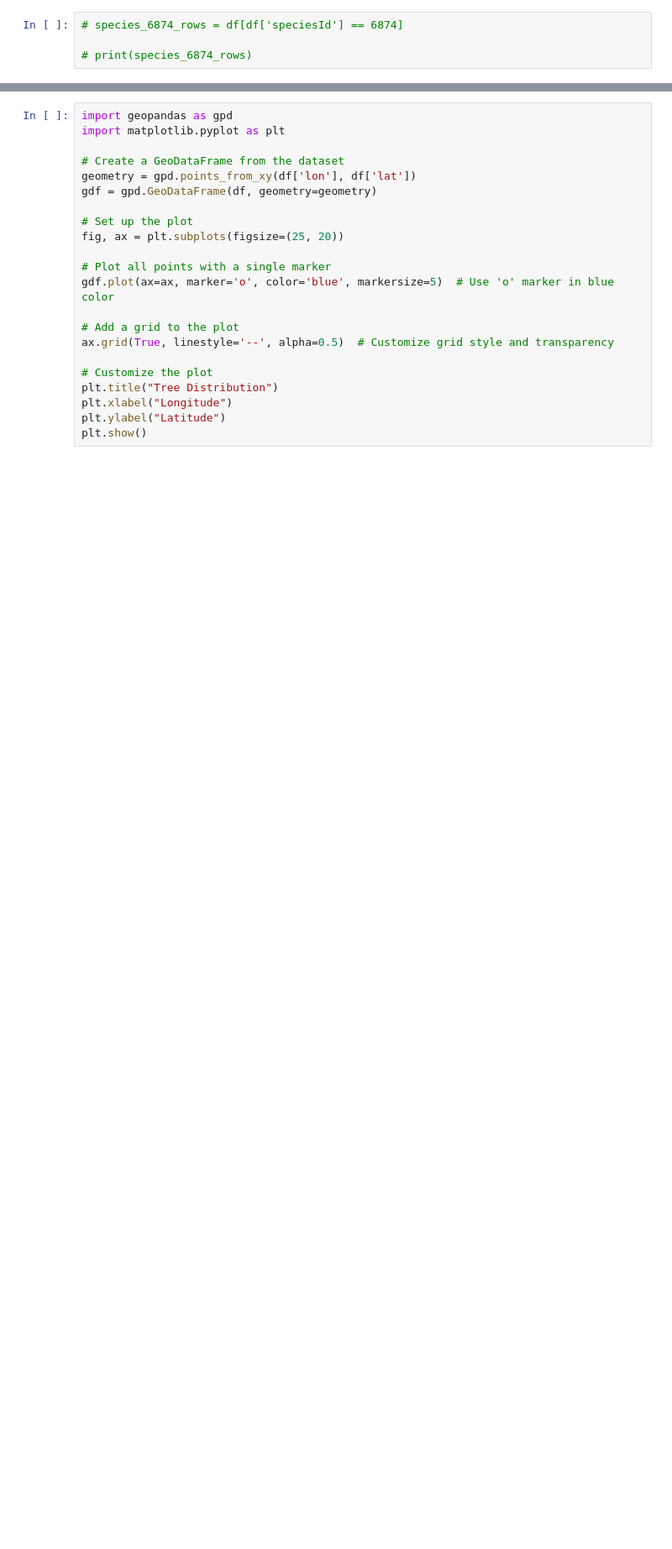
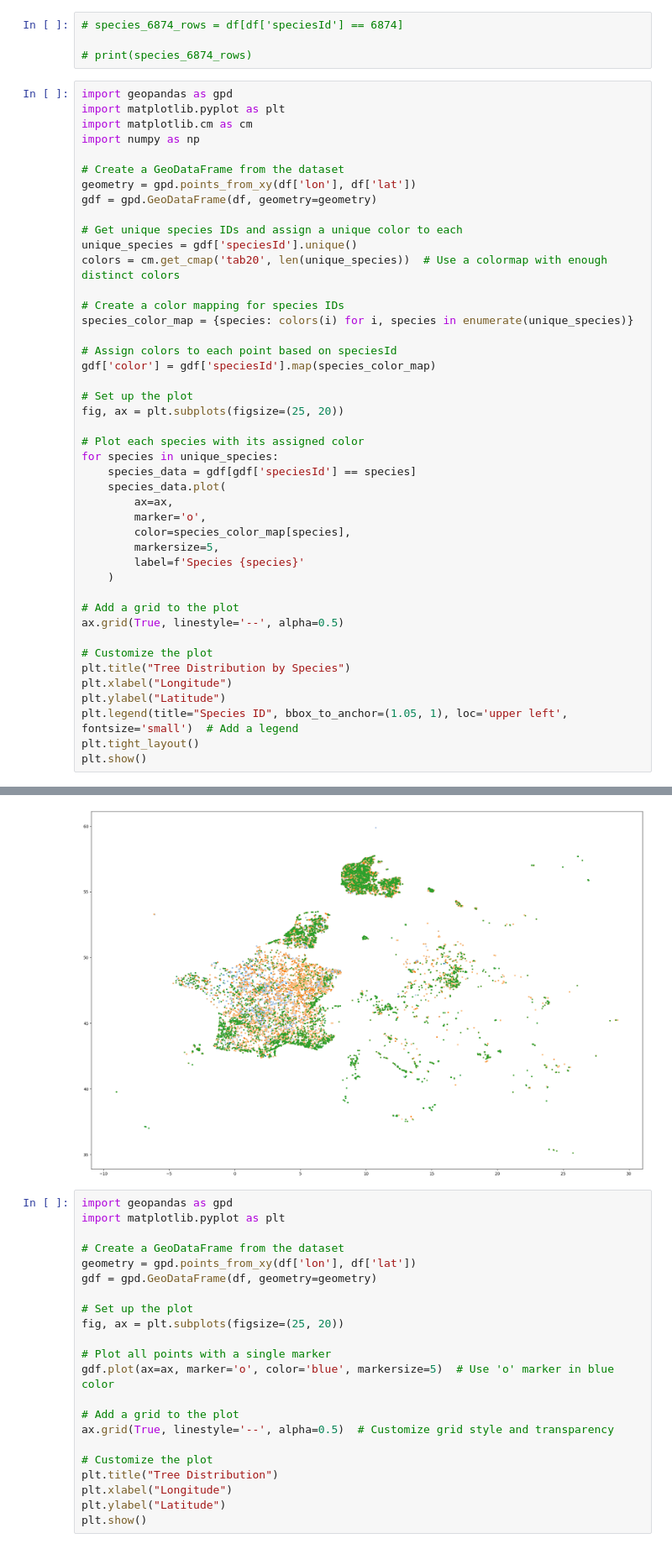
Before and after one commit to debuganagha/My-AQI-Trees-Project, a Jupyter notebook: proj1.ipynb, the cells around one changed output, grey strips where cells are left out. Shown at 84% size. Cells and saved outputs as stored; diff of their text form; blank space fills up the shorter version.

Commit message:
unique species plot

```diff
--- a/proj1.ipynb
+++ b/proj1.ipynb
@@ -48,3 +48,48 @@ print(df.head())
 # species_6874_rows = df[df['speciesId'] == 6874]
 
 # print(species_6874_rows)
+# %%
+import geopandas as gpd
+import matplotlib.pyplot as plt
+import matplotlib.cm as cm
+import numpy as np
+
+# Create a GeoDataFrame from the dataset
+geometry = gpd.points_from_xy(df['lon'], df['lat'])
+gdf = gpd.GeoDataFrame(df, geometry=geometry)
+
+# Get unique species IDs and assign a unique color to each
+unique_species = gdf['speciesId'].unique()
+colors = cm.get_cmap('tab20', len(unique_species))  # Use a colormap with enough distinct colors
+
+# Create a color mapping for species IDs
+species_color_map = {species: colors(i) for i, species in enumerate(unique_species)}
+
+# Assign colors to each point based on speciesId
+gdf['color'] = gdf['speciesId'].map(species_color_map)
+
+# Set up the plot
+fig, ax = plt.subplots(figsize=(25, 20))
+
+# Plot each species with its assigned color
+for species in unique_species:
+    species_data = gdf[gdf['speciesId'] == species]
+    species_data.plot(
+        ax=ax,
+        marker='o',
+        color=species_color_map[species],
+        markersize=5,
+        label=f'Species {species}'
+    )
+
+# Add a grid to the plot
+ax.grid(True, linestyle='--', alpha=0.5)
+
+# Customize the plot
+plt.title("Tree Distribution by Species")
+plt.xlabel("Longitude")
+plt.ylabel("Latitude")
+plt.legend(title="Species ID", bbox_to_anchor=(1.05, 1), loc='upper left', fontsize='small')  # Add a legend
+plt.tight_layout()
+plt.show()
+# %% [output]
@@ -51,3 +97,4 @@ print(df.head())
+[figure, added]
 # %%
 import geopandas as gpd
 import matplotlib.pyplot as plt
```
Also changed, not shown: parts of 1 cell of this notebook, 1 other file.
